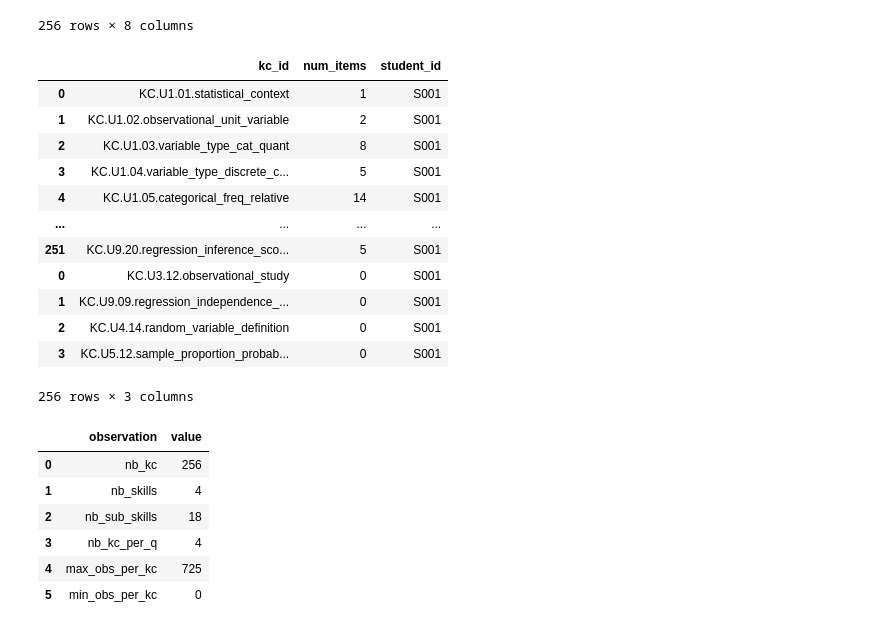
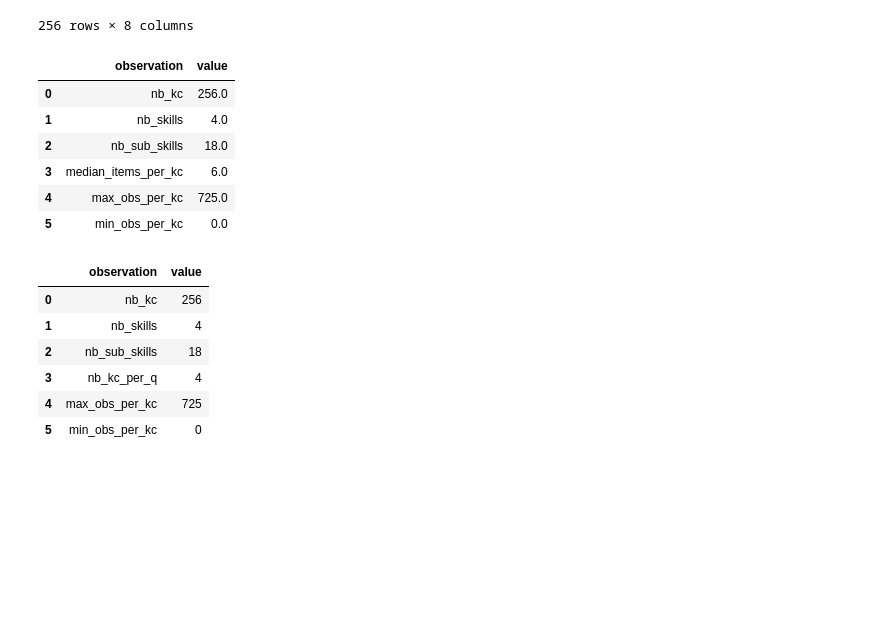
Before and after one commit to mailysg8/ai-student-progress-tracker, a Jupyter notebook: notebooks/initial_eda.ipynb, the cells around one changed output. Saved outputs shown, nothing was run; the diff lists cells and outputs as text; code cells hidden in the pictures; blank space fills up the shorter version.

```diff
--- a/notebooks/initial_eda.ipynb
+++ b/notebooks/initial_eda.ipynb
@@ -271,35 +271,29 @@ kc_coverage
 | 255 | KC.U10.18.alpha_beta_power_tradeo... | Alpha-beta-power tradeoff in context | 27 | Unit 10: Bootstrapping and Power | 7 | 4 | HW27 | ... |
 256 rows × 8 columns
 # %%
-get_student_kc_coverage('S001', student_observations, kc_coverage['kc_id'])
-q_to_kc
 kc_summary = pd.DataFrame({
         'observation': ['nb_kc',
                         'nb_skills',
                         'nb_sub_skills',
+                        'median_items_per_kc',
                         'max_obs_per_kc',
                         'min_obs_per_kc'] ,
         'value' : [kc_coverage['kc_id'].nunique(),
                     4,
                     18,
+                    kc_coverage['num_items'].median(),
                     kc_coverage['num_items'].max()*student_observations['student_id'].nunique(),
                     kc_coverage['num_items'].min()*student_observations['student_id'].nunique()
                     ]})
-q_to_kc
+kc_summary
 # %% [output]
-|  | kc_id | num_items | student_id |
-| 0 | KC.U1.01.statistical_context | 1 | S001 |
-| 1 | KC.U1.02.observational_unit_variable | 2 | S001 |
-| 2 | KC.U1.03.variable_type_cat_quant | 8 | S001 |
-| 3 | KC.U1.04.variable_type_discrete_c... | 5 | S001 |
-| 4 | KC.U1.05.categorical_freq_relative | 14 | S001 |
-| ... | ... | ... | ... |
-| 251 | KC.U9.20.regression_inference_sco... | 5 | S001 |
-| 0 | KC.U3.12.observational_study | 0 | S001 |
-| 1 | KC.U9.09.regression_independence_... | 0 | S001 |
-| 2 | KC.U4.14.random_variable_definition | 0 | S001 |
-| 3 | KC.U5.12.sample_proportion_probab... | 0 | S001 |
+|  | observation | value |
+| 0 | nb_kc | 256.0 |
+| 1 | nb_skills | 4.0 |
+| 2 | nb_sub_skills | 18.0 |
+| 3 | median_items_per_kc | 6.0 |
+| 4 | max_obs_per_kc | 725.0 |
+| 5 | min_obs_per_kc | 0.0 |
-256 rows × 3 columns
 # %%
 pd.DataFrame({
             'observation': ['nb_kc',
```
Also changed, not shown: 3 other files.
